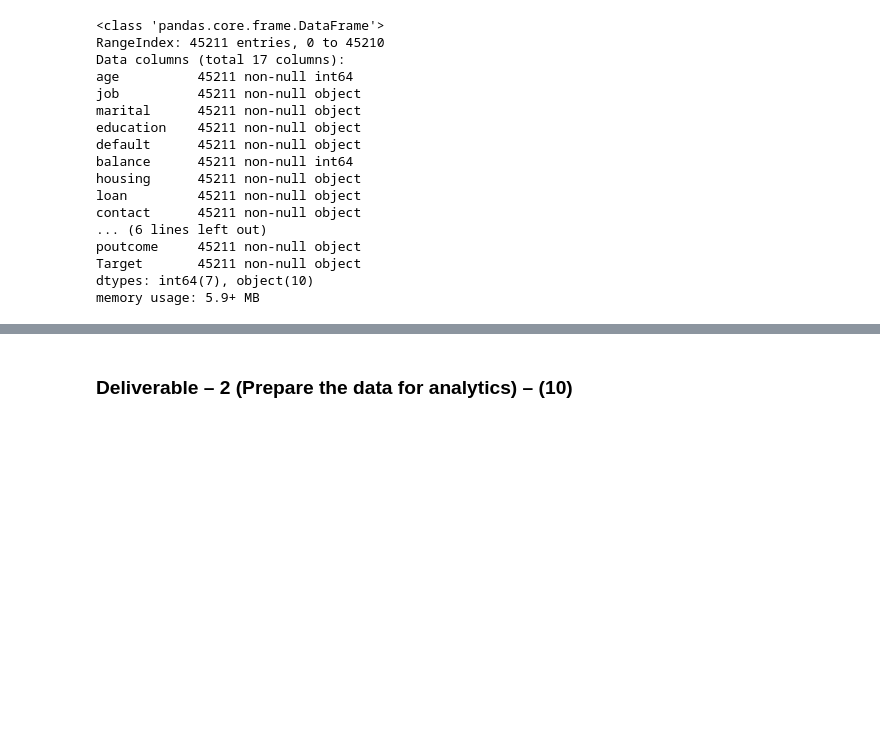
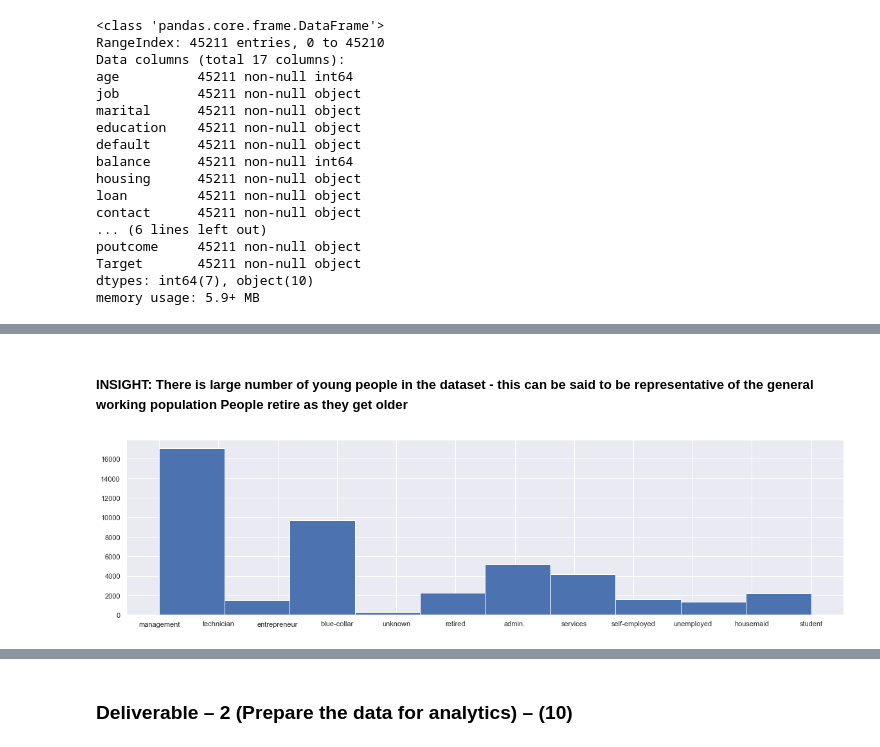
Before and after one commit to GreatLearningAIML1/gl-pgp-aiml-uta-intl-mar20-olabodejames, a Jupyter notebook: Ensemble Learning - Project/Ensemble Learning Project - Olabode James - Solution.ipynb, the cells around one changed output, grey strips where cells are left out. Cells and saved outputs as stored; diff of their text form; code cells hidden in the pictures; blank space fills up the shorter version.

```diff
--- a/Ensemble Learning - Project/Ensemble Learning Project - Olabode James - Solution.ipynb
+++ b/Ensemble Learning - Project/Ensemble Learning Project - Olabode James - Solution.ipynb
@@ -79,0 +404,8 @@ memory usage: 5.9+ MB
+# %% [markdown]
+##### INSIGHT: There is large number of young people in the dataset - this can be said to be representative of the general working population People retire as they get older
+# %%
+#Checking job Distribution For our bank's current depositors dataset
+plt.figure(figsize=(20,5))
+plt.hist(jobAnalysis);
+# %% [output]
+[figure, added]
```
Also changed, not shown: parts of 163 cells of this notebook, 2 other files.
